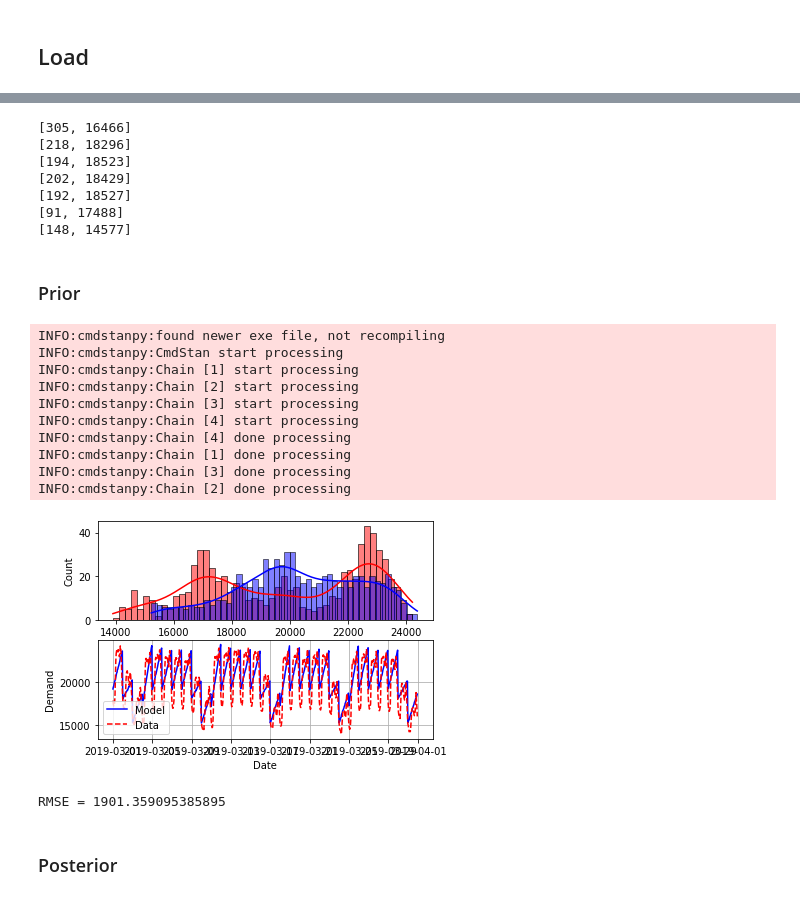
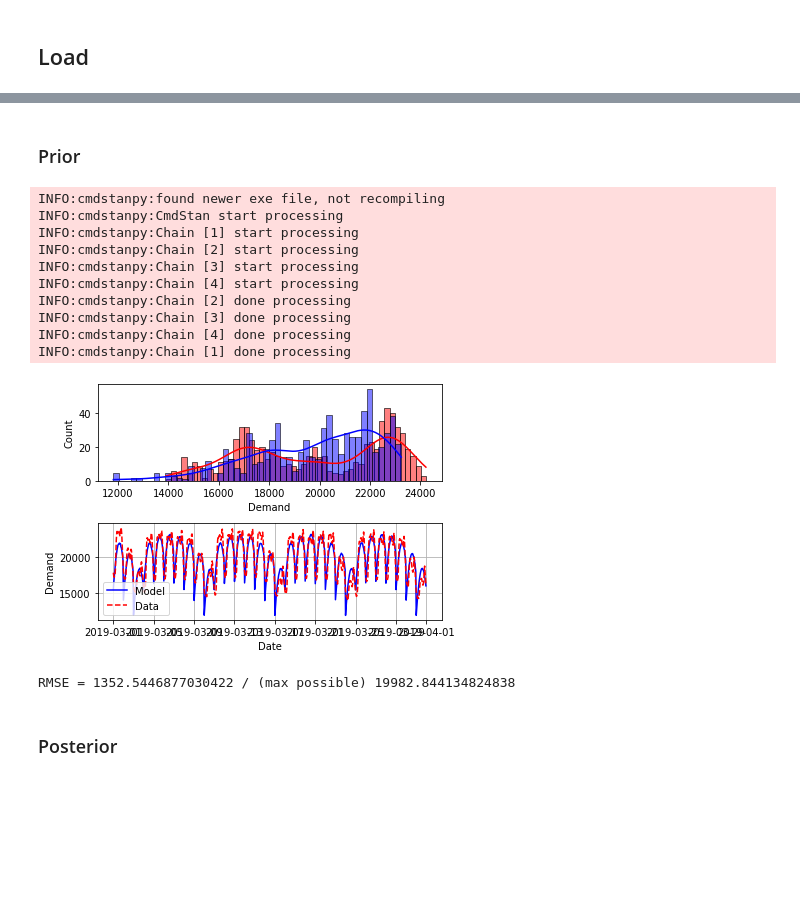
Before and after one commit to pilarskimarcin/ProjektDataAnalytics, a Jupyter notebook: Model_2_Fitting_to_histograms/model.ipynb, the cells around one changed output, grey strips where cells are left out. Drawn from its saved outputs; the diff is of its cells as text; code cells hidden in the pictures; blank space fills up the shorter version.

```diff
--- a/Model_2_Fitting_to_histograms/model.ipynb
+++ b/Model_2_Fitting_to_histograms/model.ipynb
@@ -117,51 +109,44 @@ for day in range(7):
-# %%
-for line in coeffs_demand:
-    print(line.tolist())
-# %% [output]
-[305, 16466]
-[218, 18296]
-[194, 18523]
-[202, 18429]
-[192, 18527]
-[91, 17488]
-[148, 14577]
 # %% [markdown]
 ### Prior
 # %%
 demand_ppc=CmdStanModel(stan_file='demand_ppc.stan')
 demand = demand_ppc.sample(show_progress=False, data=dict(
-    N=len(df_zapotrzebowanie), day_of_week=df_zapotrzebowanie["Dzień tygodnia"].values, hour=df_zapotrzebowanie["Godzina"].values,
-    coeffs_demand=coeffs_demand
+    N=len(df_zapotrzebowanie), day_of_week=df_zapotrzebowanie["Dzień tygodnia"].values,
+    hour=df_zapotrzebowanie["Godzina"].values
     ))
 df_demand = demand.draws_pd()
 df_demand_mean = df_demand.mean()[[f"demand[{i}]" for i in range(1, len(df_zapotrzebowanie) + 1)]]
+y_true = df_zapotrzebowanie["Krajowe zapotrzebowanie na moc"]
+
 ax = plt.subplot(2, 1, 1)
-sns.histplot(df_zapotrzebowanie["Krajowe zapotrzebowanie na moc"], kde=True, ax=ax, bins=50, color="r")
+sns.histplot(y_true, kde=True, ax=ax, bins=50, color="r")
 plt.xlabel("Demand")
 sns.histplot(df_demand_mean, kde=True, ax=ax, bins=50, color="b")
 plt.xlabel("Demand")
 ax = plt.subplot(2, 1, 2)
 ax.plot(df_zapotrzebowanie["Data_i_Godzina"], df_demand_mean, "b-",
-         df_zapotrzebowanie["Data_i_Godzina"], df_zapotrzebowanie["Krajowe zapotrzebowanie na moc"], "r--",)
+         df_zapotrzebowanie["Data_i_Godzina"], y_true, "r--",)
 plt.xlabel("Date")
 plt.ylabel("Demand")
 plt.legend(["Model", "Data"])
 plt.grid(True)
+plt.tight_layout()
 plt.show()
-print(f'RMSE = {mean_squared_error(df_zapotrzebowanie["Krajowe zapotrzebowanie na moc"].values, df_demand_mean.values, squared=False)}')
+print(f'RMSE = {mean_squared_error(y_true.values, df_demand_mean.values, squared=False)} / (max possible) '
+      f'{mean_squared_error(y_true.values, np.zeros_like(y_true.values), squared=False)}')
 # %% [output]
 INFO:cmdstanpy:found newer exe file, not recompiling
 INFO:cmdstanpy:CmdStan start processing
 INFO:cmdstanpy:Chain [1] start processing
 INFO:cmdstanpy:Chain [2] start processing
 INFO:cmdstanpy:Chain [3] start processing
 INFO:cmdstanpy:Chain [4] start processing
+INFO:cmdstanpy:Chain [2] done processing
+INFO:cmdstanpy:Chain [3] done processing
 INFO:cmdstanpy:Chain [4] done processing
 INFO:cmdstanpy:Chain [1] done processing
-INFO:cmdstanpy:Chain [3] done processing
-INFO:cmdstanpy:Chain [2] done processing
-[figure, old version]
+[figure, new version]
-RMSE = 1901.359095385895
+RMSE = 1352.5446877030422 / (max possible) 19982.844134824838
 # %% [markdown]
 ### Posterior
 # %%
```
Also changed, not shown: parts of 42 cells of this notebook, 18 other files.
